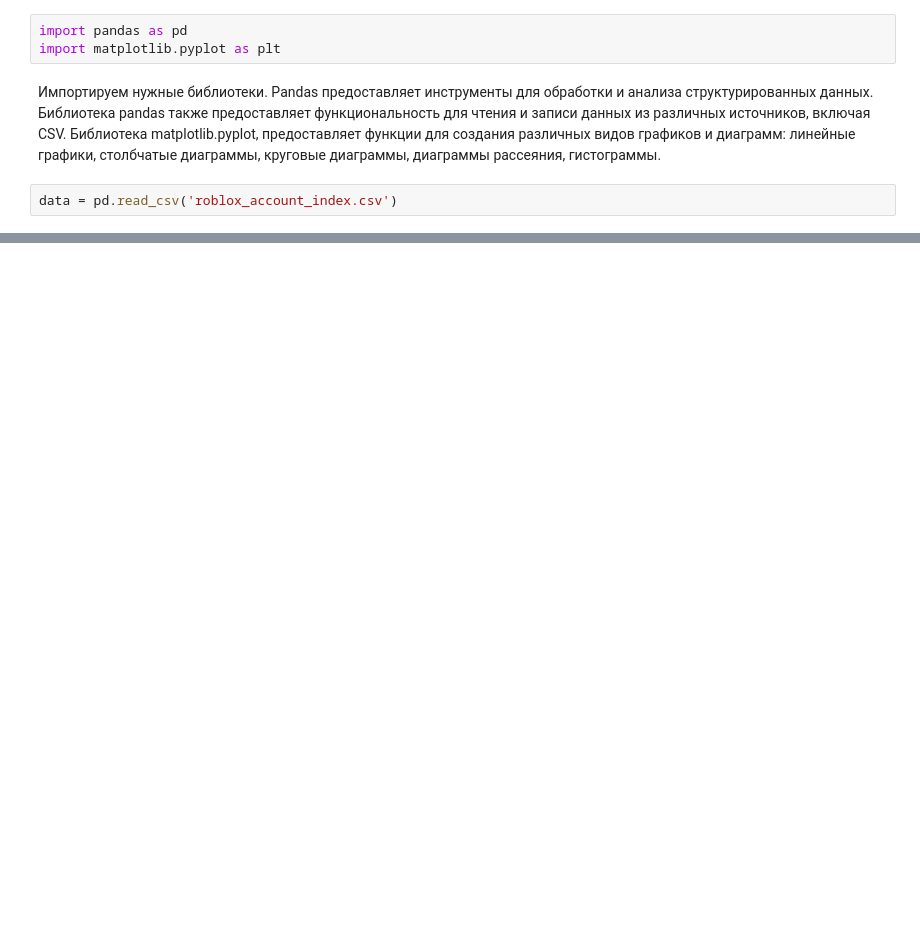
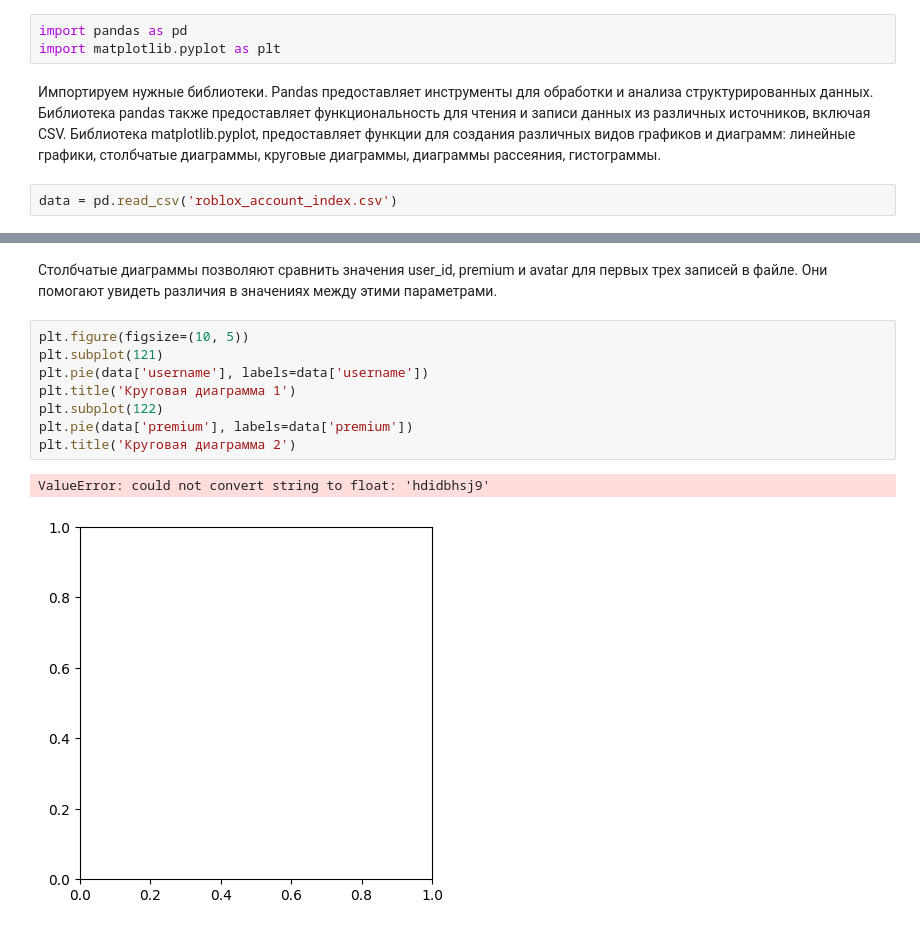
Before and after one commit to dewfd1/pr4444444, a Jupyter notebook: tethgfbgf.ipynb, the cells around one changed output, grey strips where cells are left out. Cells and saved outputs as stored; diff of their text form; blank space fills up the shorter version.

```diff
--- a/tethgfbgf.ipynb
+++ b/tethgfbgf.ipynb
@@ -25,0 +38,13 @@ Text(0.5, 1.0, 'Линейный график 3')
+# %% [markdown]
+Столбчатые диаграммы позволяют сравнить значения user_id, premium и avatar для первых трех записей в файле. Они помогают увидеть различия в значениях между этими параметрами.
+# %%
+plt.figure(figsize=(10, 5))
+plt.subplot(121)
+plt.pie(data['username'], labels=data['username'])
+plt.title('Круговая диаграмма 1')
+plt.subplot(122)
+plt.pie(data['premium'], labels=data['premium'])
+plt.title('Круговая диаграмма 2')
+# %% [output]
+ValueError: could not convert string to float: 'hdidbhsj9'
+[figure, added]
```
Also changed, not shown: parts of 12 cells of this notebook.
